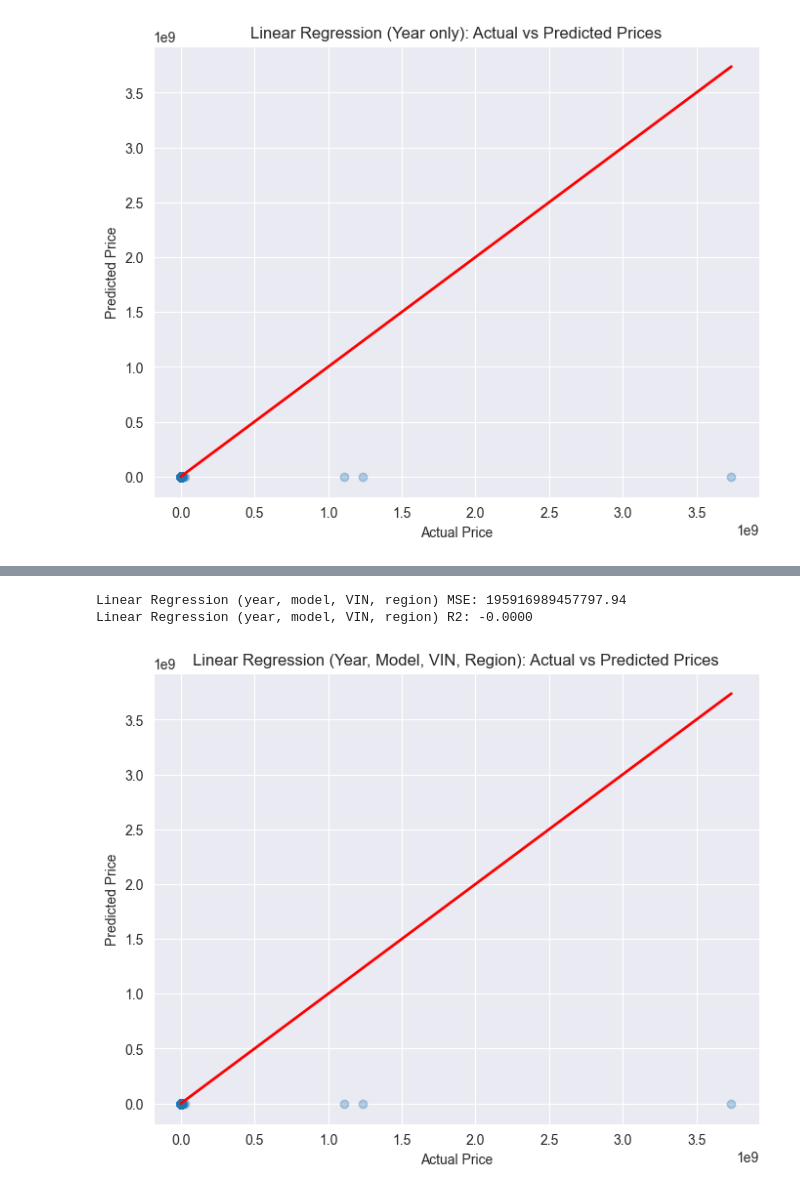
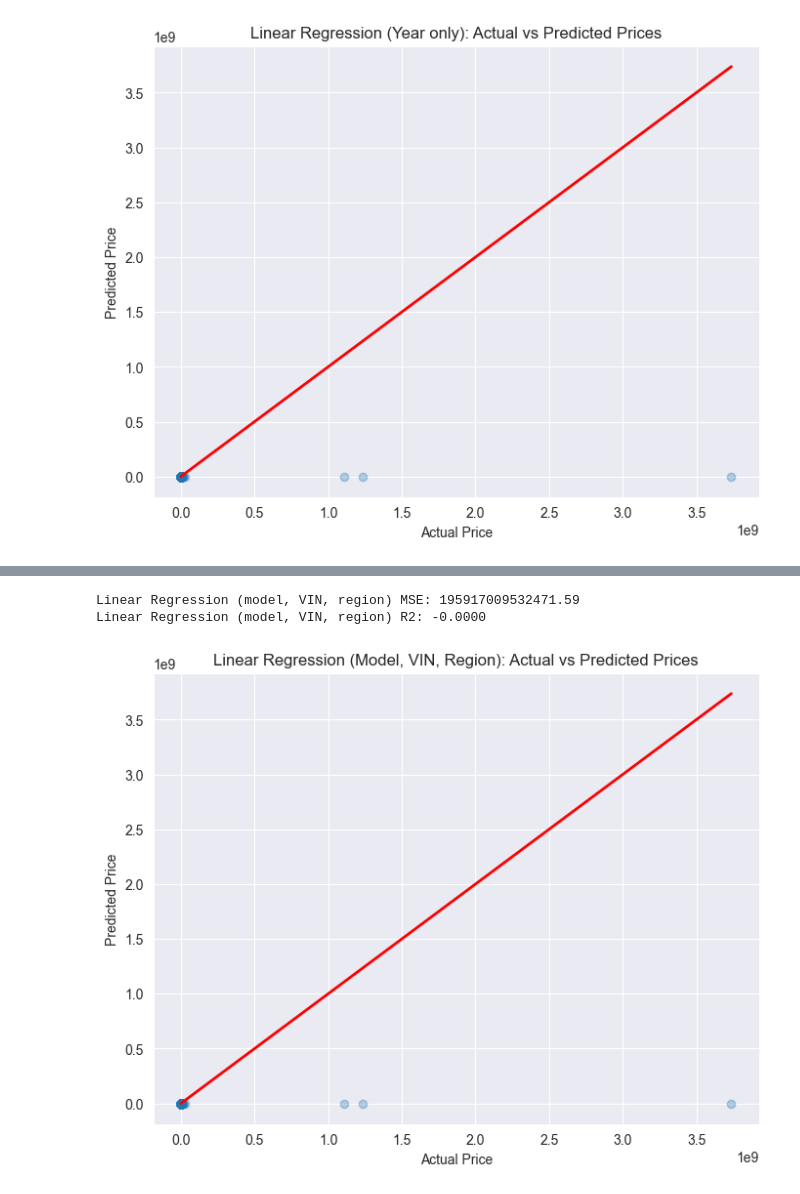
Before and after one commit to licyambrose/carpriceproject, a Jupyter notebook: used_car_price.ipynb, the cells around one changed output, grey strips where cells are left out. Saved outputs shown, nothing was run; the diff lists cells and outputs as text; code cells hidden in the pictures.

```diff
--- a/used_car_price.ipynb
+++ b/used_car_price.ipynb
@@ -492,41 +492,41 @@ from sklearn.metrics import mean_squared_error, r2_score
 import matplotlib.pyplot as plt
 import pandas as pd
 
 # Load cleaned data
 data = pd.read_csv('data/vehicles_cleaned.csv')
 
-# Prepare features and target (using 'year', 'model', 'vin', 'region')
-X = data[['year', 'model', 'VIN', 'region']].apply(pd.to_numeric, errors='coerce').fillna(0)
+# Prepare features and target (using 'model', 'vin', 'region')
+X = data[['model', 'VIN', 'region']].apply(pd.to_numeric, errors='coerce').fillna(0)
 y = pd.to_numeric(data['price'], errors='coerce').fillna(0)
 
 # Scale the features
 scaler = StandardScaler()
 X_scaled = scaler.fit_transform(X)
 
 # Train/test split
 X_train, X_test, y_train, y_test = train_test_split(X_scaled, y, test_size=0.2, random_state=42)
 
 # Fit linear regression model
-lr_ymvr = LinearRegression()
-lr_ymvr.fit(X_train, y_train)
+lr_mvr = LinearRegression()
+lr_mvr.fit(X_train, y_train)
 
 # Predict and evaluate
-y_pred = lr_ymvr.predict(X_test)
+y_pred = lr_mvr.predict(X_test)
 mse = mean_squared_error(y_test, y_pred)
 r2 = r2_score(y_test, y_pred)
-print(f"Linear Regression (year, model, VIN, region) MSE: {mse:.2f}")
-print(f"Linear Regression (year, model, VIN, region) R2: {r2:.4f}")
+print(f"Linear Regression (model, VIN, region) MSE: {mse:.2f}")
+print(f"Linear Regression (model, VIN, region) R2: {r2:.4f}")
 
 # Plot actual vs predicted prices
 plt.figure(figsize=(8, 6))
 plt.scatter(y_test, y_pred, alpha=0.3)
 plt.xlabel('Actual Price')
 plt.ylabel('Predicted Price')
-plt.title('Linear Regression (Year, Model, VIN, Region): Actual vs Predicted Prices')
+plt.title('Linear Regression (Model, VIN, Region): Actual vs Predicted Prices')
 plt.plot([y_test.min(), y_test.max()], [y_test.min(), y_test.max()], color='red', lw=2)
 plt.grid(True)
 plt.show()
 # %% [output]
-Linear Regression (year, model, VIN, region) MSE: 195916989457797.94
-Linear Regression (year, model, VIN, region) R2: -0.0000
+Linear Regression (model, VIN, region) MSE: 195917009532471.59
+Linear Regression (model, VIN, region) R2: -0.0000
-[figure, old version]
+[figure, new version]
```
Also changed, not shown: parts of 5 cells of this notebook.
